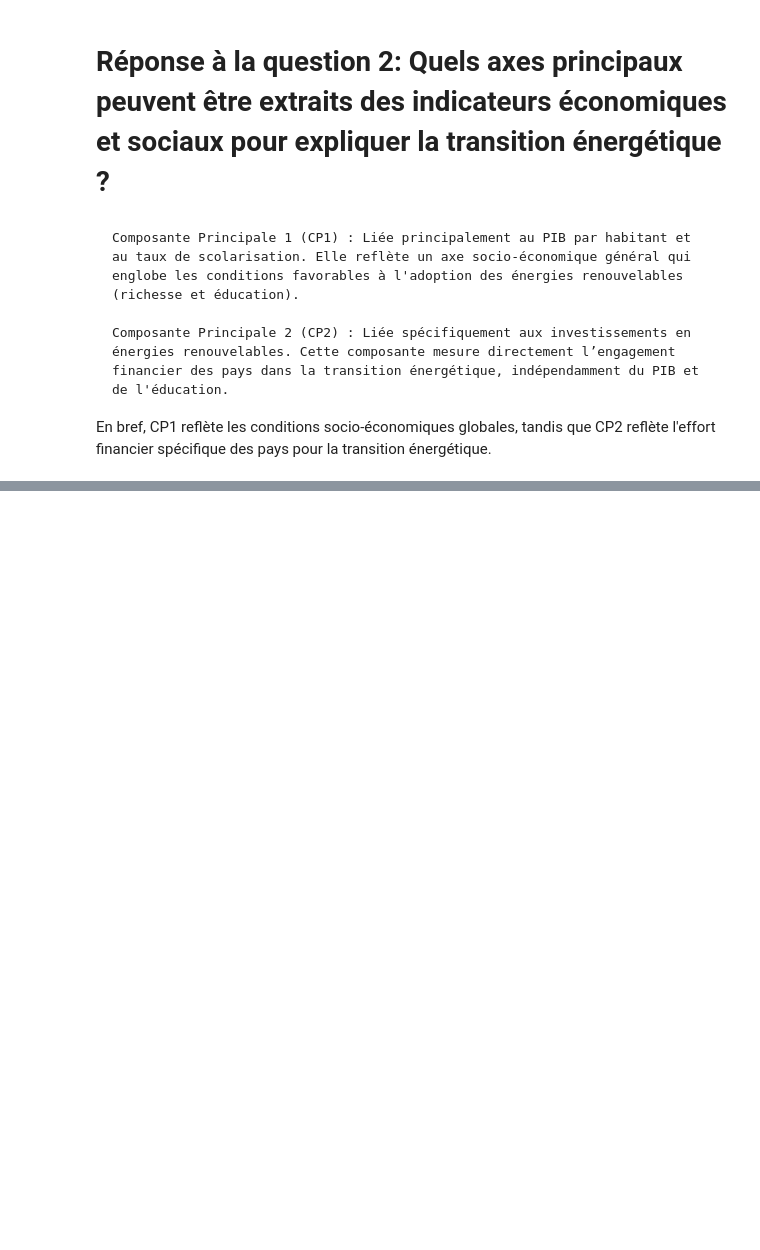
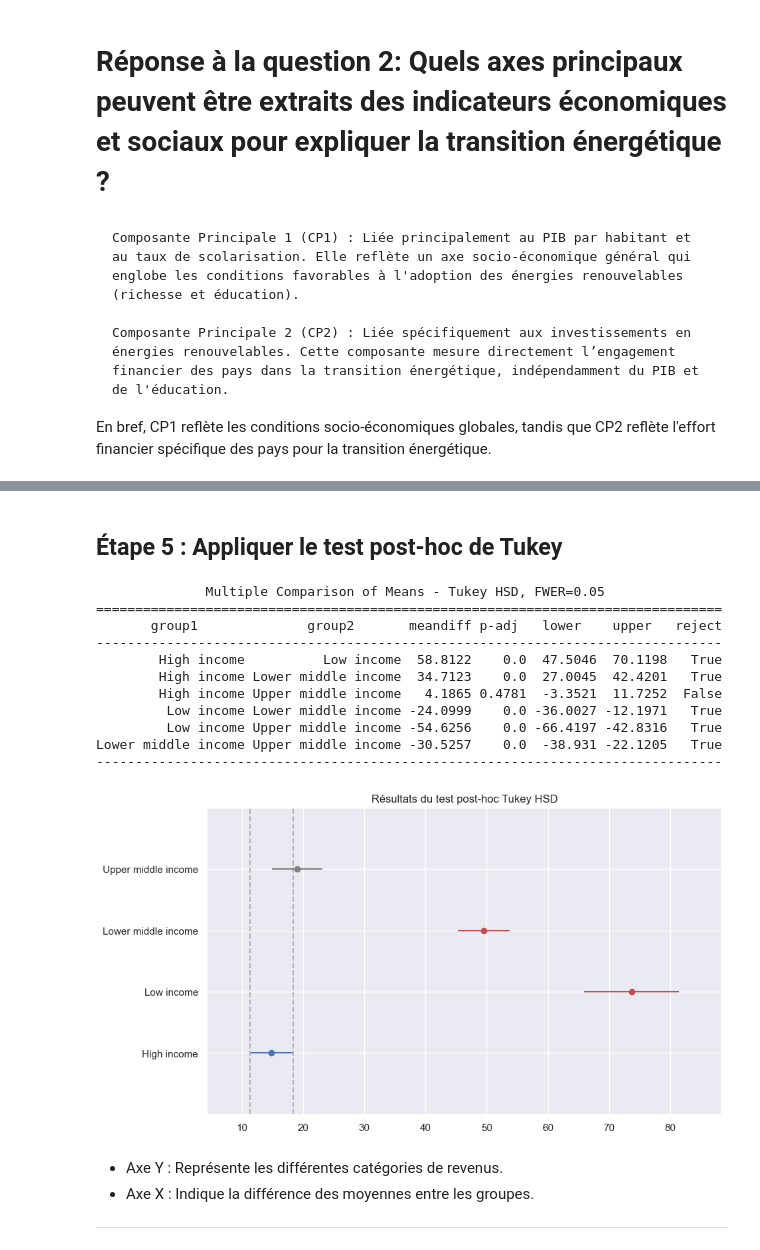
Before and after one commit to Zeina707/DataAnalysis, a Jupyter notebook: Rapport.ipynb, the cells around one changed output, grey strips where cells are left out. Drawn from its saved outputs; the diff is of its cells as text; code cells hidden in the pictures; blank space fills up the shorter version.

```diff
--- a/Rapport.ipynb
+++ b/Rapport.ipynb
@@ -861,0 +1115,35 @@ En bref, CP1 reflète les conditions socio-économiques globales, tandis que CP2
+# %% [markdown]
+## Étape 5 : Appliquer le test post-hoc de Tukey
+# %%
+# Appliquer le test post-hoc de Tukey
+tukey_result = pairwise_tukeyhsd(
+    endog=df_anova["Taux d'énergie renouvelable"],  # Variable dépendante
+    groups=df_anova["Revenu"],                     # Variable indépendante (groupes)
+    alpha=0.05                                     # Niveau de signification
+)
+
+# Afficher les résultats du test
+print(tukey_result)
+
+# Visualiser les résultats
+tukey_result.plot_simultaneous(comparison_name='High income', figsize=(10, 6))
+plt.title("Résultats du test post-hoc Tukey HSD")
+plt.show()
+# %% [output]
+              Multiple Comparison of Means - Tukey HSD, FWER=0.05
+================================================================================
+       group1              group2       meandiff p-adj   lower    upper   reject
+--------------------------------------------------------------------------------
+        High income          Low income  58.8122    0.0  47.5046  70.1198   True
+        High income Lower middle income  34.7123    0.0  27.0045  42.4201   True
+        High income Upper middle income   4.1865 0.4781  -3.3521  11.7252  False
+         Low income Lower middle income -24.0999    0.0 -36.0027 -12.1971   True
+         Low income Upper middle income -54.6256    0.0 -66.4197 -42.8316   True
+Lower middle income Upper middle income -30.5257    0.0  -38.931 -22.1205   True
+--------------------------------------------------------------------------------
+[figure, added]
+# %% [markdown]
+- Axe Y : Représente les différentes catégories de revenus.
+- Axe X : Indique la différence des moyennes entre les groupes.
+
+----------
```
Also changed, not shown: parts of 95 cells of this notebook.
